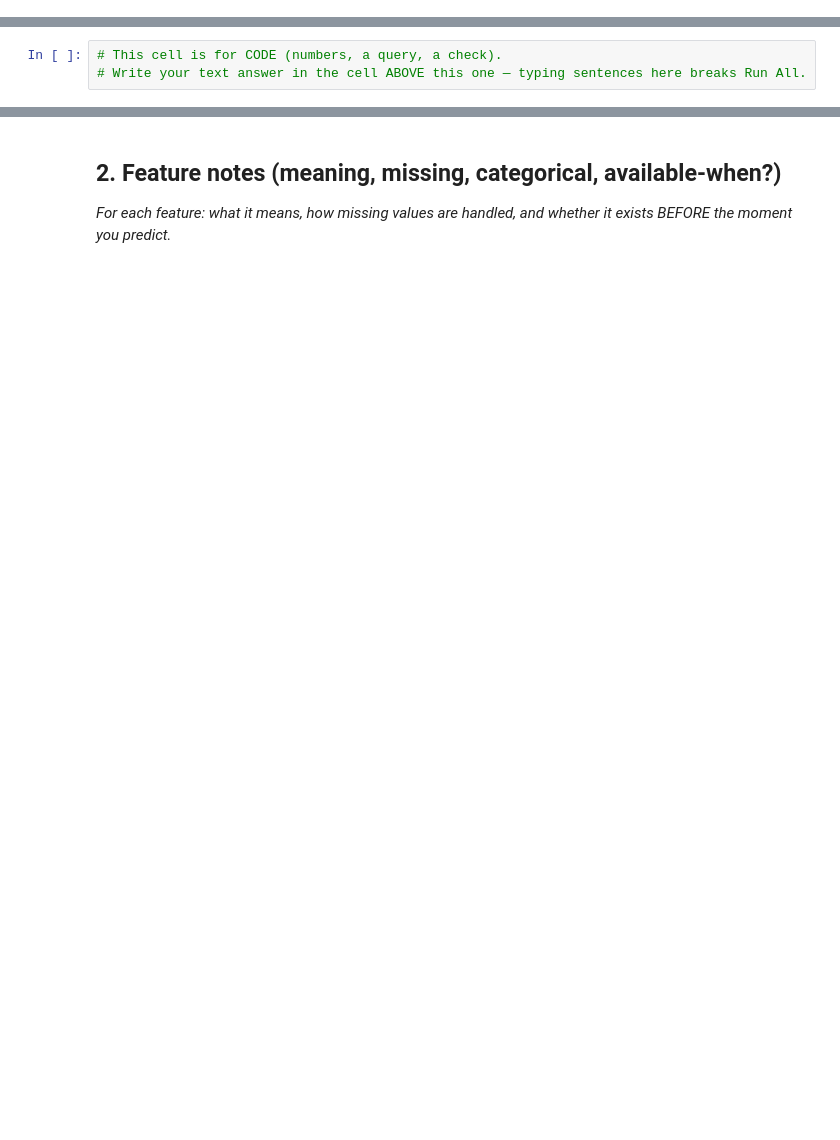
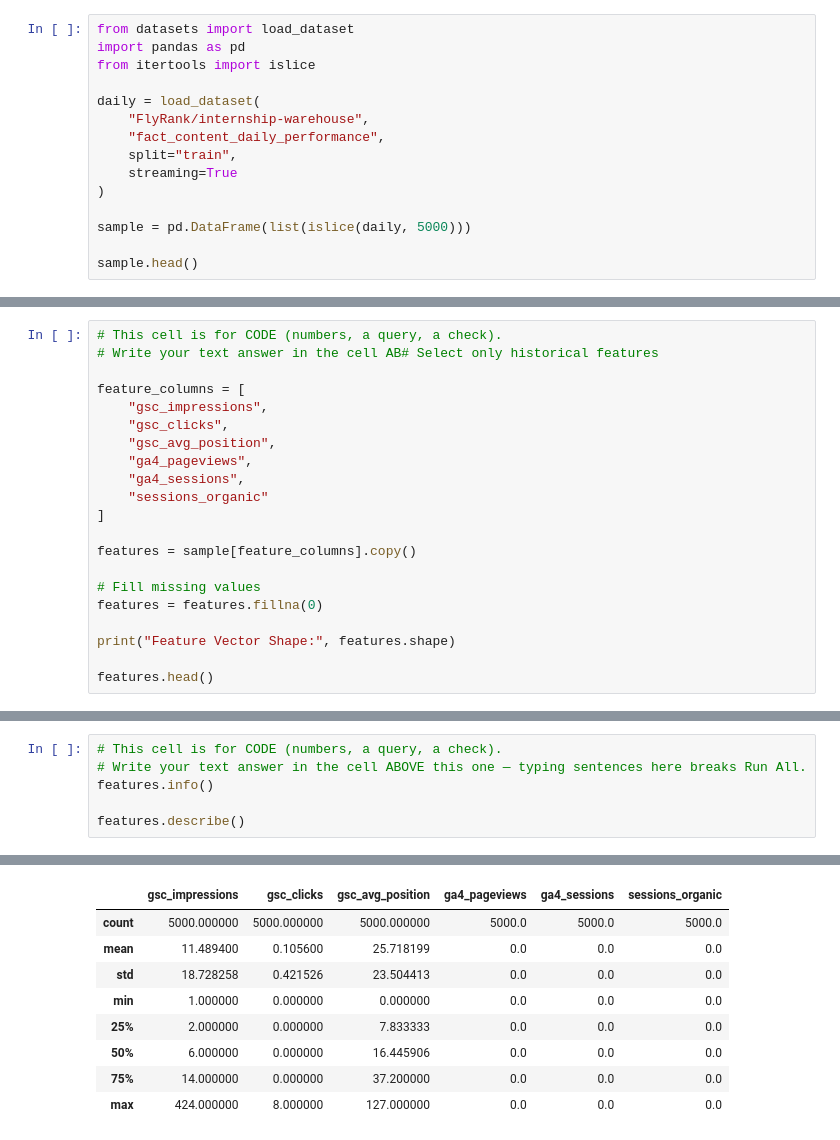
Before and after one commit to kratosontren/flyrank-ml-work, a Jupyter notebook: work/notebooks/w03_feature_leakage_check.ipynb, the cells around one changed output, grey strips where cells are left out. Saved outputs shown, nothing was run; the diff lists cells and outputs as text; blank space fills up the shorter version.

Commit message:
Completed ML-05 Feature Vector and Leakage Check

```diff
--- a/work/notebooks/w03_feature_leakage_check.ipynb
+++ b/work/notebooks/w03_feature_leakage_check.ipynb
@@ -12,0 +9,15 @@ This skeleton is yours to fill. Work the sections **in order** — each one has
+# %%
+from datasets import load_dataset
+import pandas as pd
+from itertools import islice
+
+daily = load_dataset(
+    "FlyRank/internship-warehouse",
+    "fact_content_daily_performance",
+    split="train",
+    streaming=True
+)
+
+sample = pd.DataFrame(list(islice(daily, 5000)))
+
+sample.head()
@@ -12,0 +51,21 @@ This skeleton is yours to fill. Work the sections **in order** — each one has
+# %%
+# This cell is for CODE (numbers, a query, a check).
+# Write your text answer in the cell AB# Select only historical features
+
+feature_columns = [
+    "gsc_impressions",
+    "gsc_clicks",
+    "gsc_avg_position",
+    "ga4_pageviews",
+    "ga4_sessions",
+    "sessions_organic"
+]
+
+features = sample[feature_columns].copy()
+
+# Fill missing values
+features = features.fillna(0)
+
+print("Feature Vector Shape:", features.shape)
+
+features.head()
@@ -13,3 +154,7 @@ This skeleton is yours to fill. Work the sections **in order** — each one has
 # %%
 # This cell is for CODE (numbers, a query, a check).
 # Write your text answer in the cell ABOVE this one — typing sentences here breaks Run All.
+features.info()
+
+features.describe()
+# %% [output]
@@ -16,4 +174,9 @@ This skeleton is yours to fill. Work the sections **in order** — each one has
+|  | gsc_impressions | gsc_clicks | gsc_avg_position | ga4_pageviews | ga4_sessions | sessions_organic |
+| count | 5000.000000 | 5000.000000 | 5000.000000 | 5000.0 | 5000.0 | 5000.0 |
+| mean | 11.489400 | 0.105600 | 25.718199 | 0.0 | 0.0 | 0.0 |
+| std | 18.728258 | 0.421526 | 23.504413 | 0.0 | 0.0 | 0.0 |
+| min | 1.000000 | 0.000000 | 0.000000 | 0.0 | 0.0 | 0.0 |
+| 25% | 2.000000 | 0.000000 | 7.833333 | 0.0 | 0.0 | 0.0 |
+| 50% | 6.000000 | 0.000000 | 16.445906 | 0.0 | 0.0 | 0.0 |
+| 75% | 14.000000 | 0.000000 | 37.200000 | 0.0 | 0.0 | 0.0 |
+| max | 424.000000 | 8.000000 | 127.000000 | 0.0 | 0.0 | 0.0 |
-# %% [markdown]
-## 2. Feature notes (meaning, missing, categorical, available-when?)
-
-*For each feature: what it means, how missing values are handled, and whether it exists BEFORE the moment you predict.*
```
Also changed, not shown: parts of 15 cells of this notebook.
